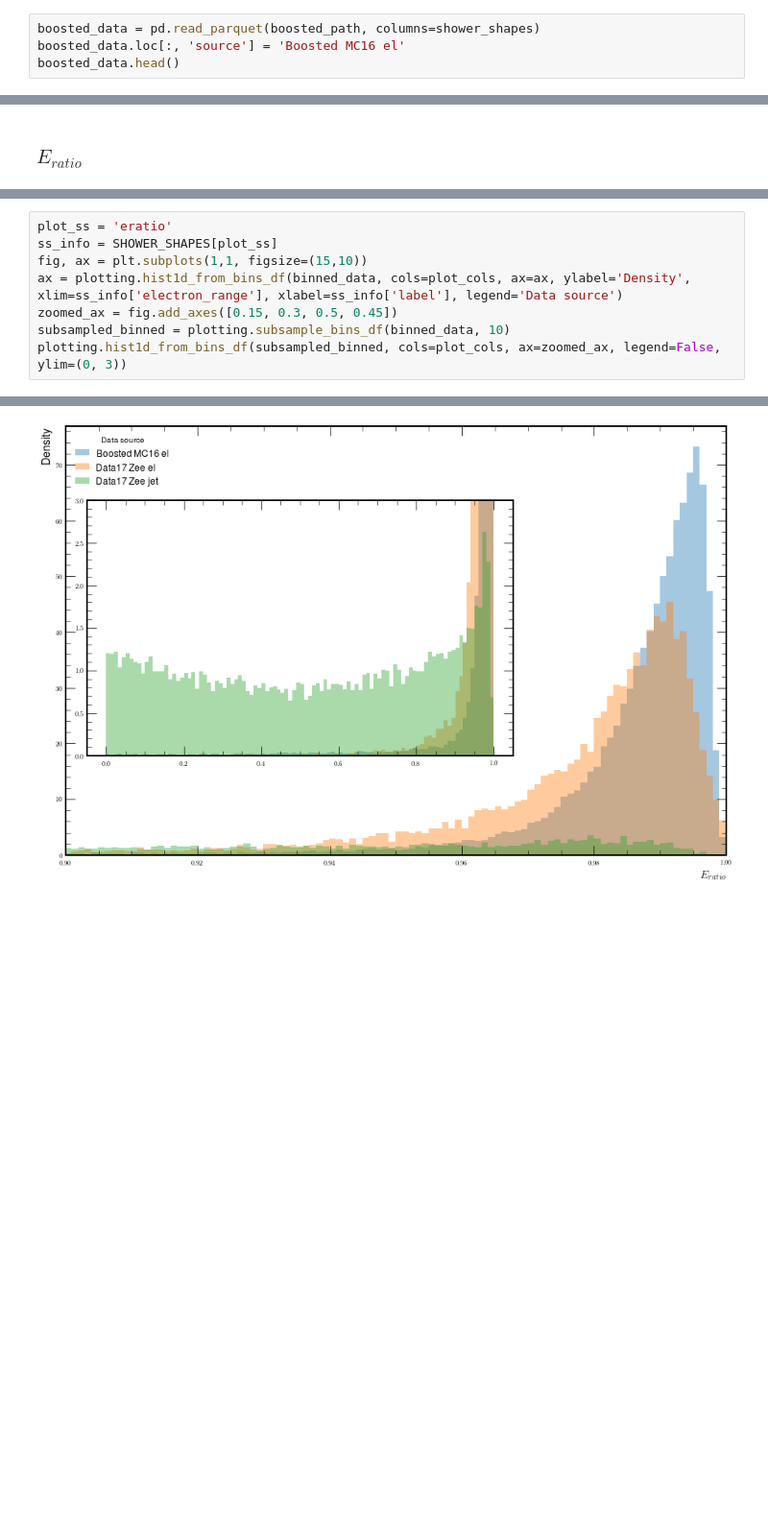
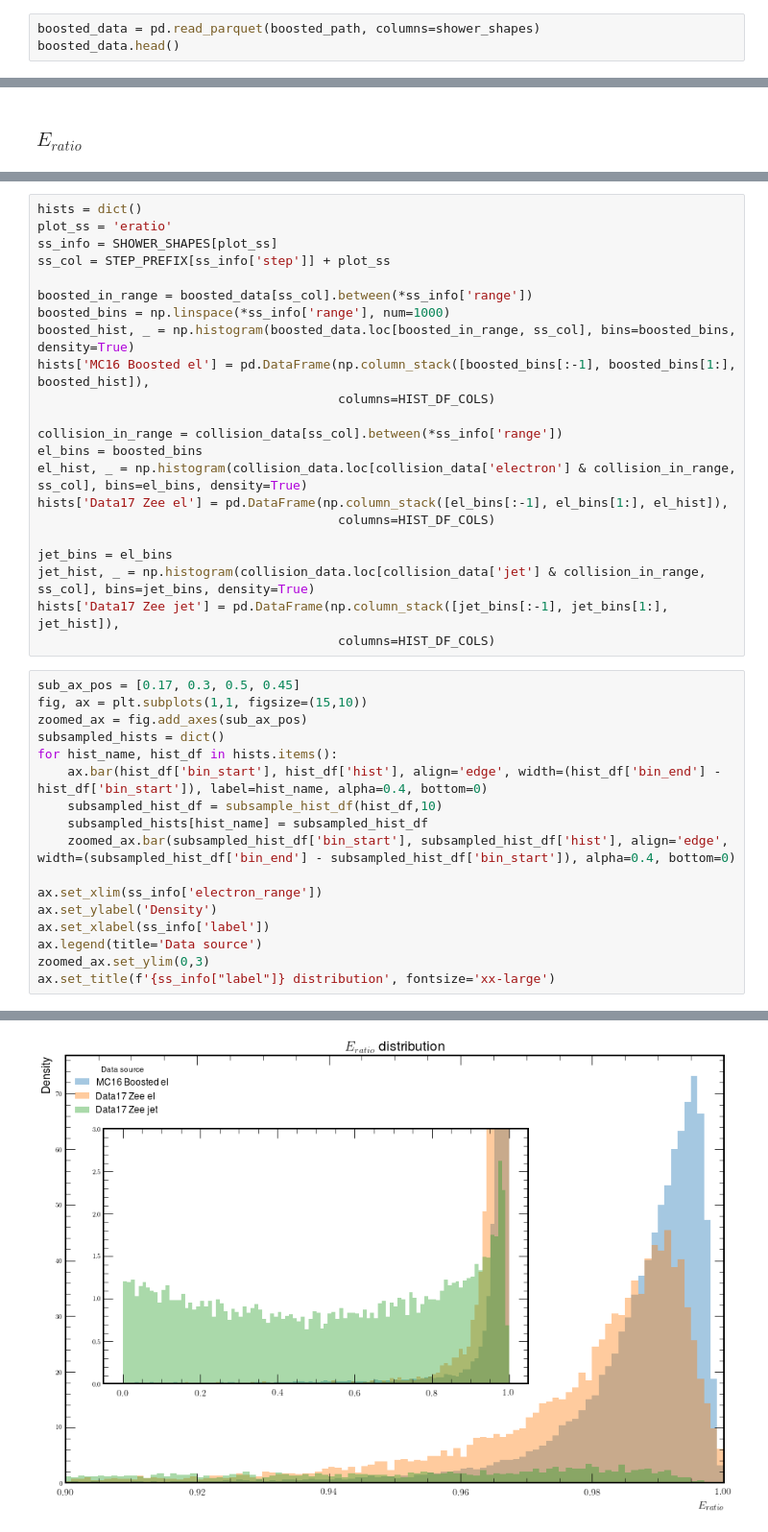
Before and after one commit to lucasbanunes/ringer, a Jupyter notebook: plots.ipynb, the cells around one changed output, grey strips where cells are left out. Shown at 96% size. Cells and saved outputs as stored; diff of their text form; blank space fills up the shorter version.

```diff
--- a/plots.ipynb
+++ b/plots.ipynb
@@ -43,5 +122,4 @@ shower_shapes
 # %%
 boosted_data = pd.read_parquet(boosted_path, columns=shower_shapes)
-boosted_data.loc[:, 'source'] = 'Boosted MC16 el'
 boosted_data.head()
 # %% [output]
@@ -101,9 +156,40 @@ binned_data.tail(10)
+# %%
+hists = dict()
+plot_ss = 'eratio'
+ss_info = SHOWER_SHAPES[plot_ss]
+ss_col = STEP_PREFIX[ss_info['step']] + plot_ss
+
+boosted_in_range = boosted_data[ss_col].between(*ss_info['range'])
+boosted_bins = np.linspace(*ss_info['range'], num=1000)
+boosted_hist, _ = np.histogram(boosted_data.loc[boosted_in_range, ss_col], bins=boosted_bins, density=True)
+hists['MC16 Boosted el'] = pd.DataFrame(np.column_stack([boosted_bins[:-1], boosted_bins[1:], boosted_hist]),
+                                        columns=HIST_DF_COLS)
+
+collision_in_range = collision_data[ss_col].between(*ss_info['range'])
+el_bins = boosted_bins
+el_hist, _ = np.histogram(collision_data.loc[collision_data['electron'] & collision_in_range, ss_col], bins=el_bins, density=True)
+hists['Data17 Zee el'] = pd.DataFrame(np.column_stack([el_bins[:-1], el_bins[1:], el_hist]),
+                                        columns=HIST_DF_COLS)
+
+jet_bins = el_bins
+jet_hist, _ = np.histogram(collision_data.loc[collision_data['jet'] & collision_in_range, ss_col], bins=jet_bins, density=True)
+hists['Data17 Zee jet'] = pd.DataFrame(np.column_stack([jet_bins[:-1], jet_bins[1:], jet_hist]),
+                                        columns=HIST_DF_COLS)
 # %%
-plot_ss = 'eratio'
-ss_info = SHOWER_SHAPES[plot_ss]
+sub_ax_pos = [0.17, 0.3, 0.5, 0.45]
 fig, ax = plt.subplots(1,1, figsize=(15,10))
-ax = plotting.hist1d_from_bins_df(binned_data, cols=plot_cols, ax=ax, ylabel='Density', xlim=ss_info['electron_range'], xlabel=ss_info['label'], legend='Data source')
-zoomed_ax = fig.add_axes([0.15, 0.3, 0.5, 0.45])
-subsampled_binned = plotting.subsample_bins_df(binned_data, 10)
-plotting.hist1d_from_bins_df(subsampled_binned, cols=plot_cols, ax=zoomed_ax, legend=False, ylim=(0, 3))
+zoomed_ax = fig.add_axes(sub_ax_pos)
+subsampled_hists = dict()
+for hist_name, hist_df in hists.items():
+    ax.bar(hist_df['bin_start'], hist_df['hist'], align='edge', width=(hist_df['bin_end'] - hist_df['bin_start']), label=hist_name, alpha=0.4, bottom=0)
+    subsampled_hist_df = subsample_hist_df(hist_df,10)
+    subsampled_hists[hist_name] = subsampled_hist_df
+    zoomed_ax.bar(subsampled_hist_df['bin_start'], subsampled_hist_df['hist'], align='edge', width=(subsampled_hist_df['bin_end'] - subsampled_hist_df['bin_start']), alpha=0.4, bottom=0)
+
+ax.set_xlim(ss_info['electron_range'])
+ax.set_ylabel('Density')
+ax.set_xlabel(ss_info['label'])
+ax.legend(title='Data source')
+zoomed_ax.set_ylim(0,3)
+ax.set_title(f'{ss_info["label"]} distribution', fontsize='xx-large')
 # %% [output]
@@ -111 +197 @@ plotting.hist1d_from_bins_df(subsampled_binned, cols=plot_cols, ax=zoomed_ax, le
-[figure, old version]
+[figure, new version]
```
Also changed, not shown: parts of 35 cells of this notebook, 2 other files.
